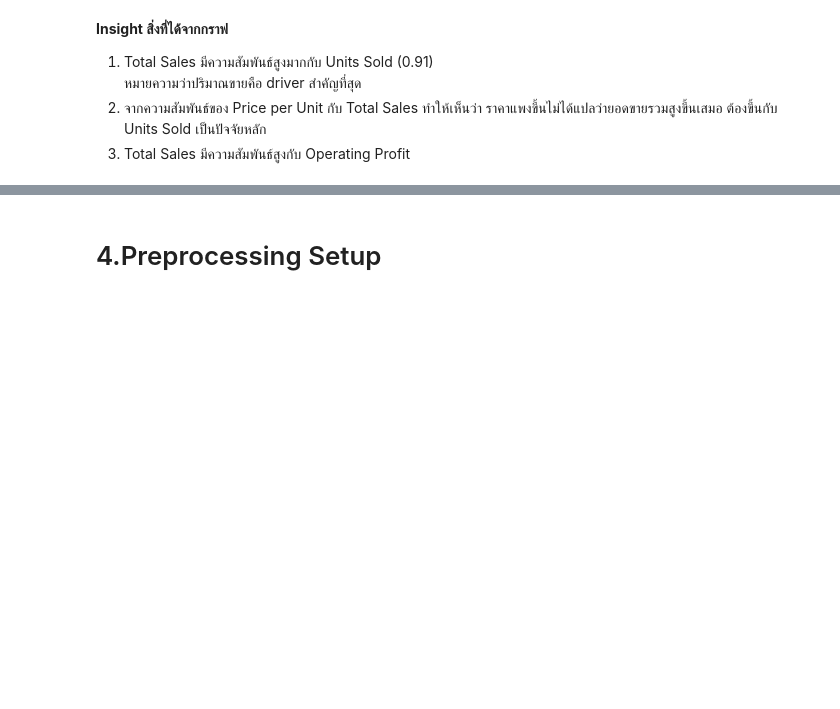
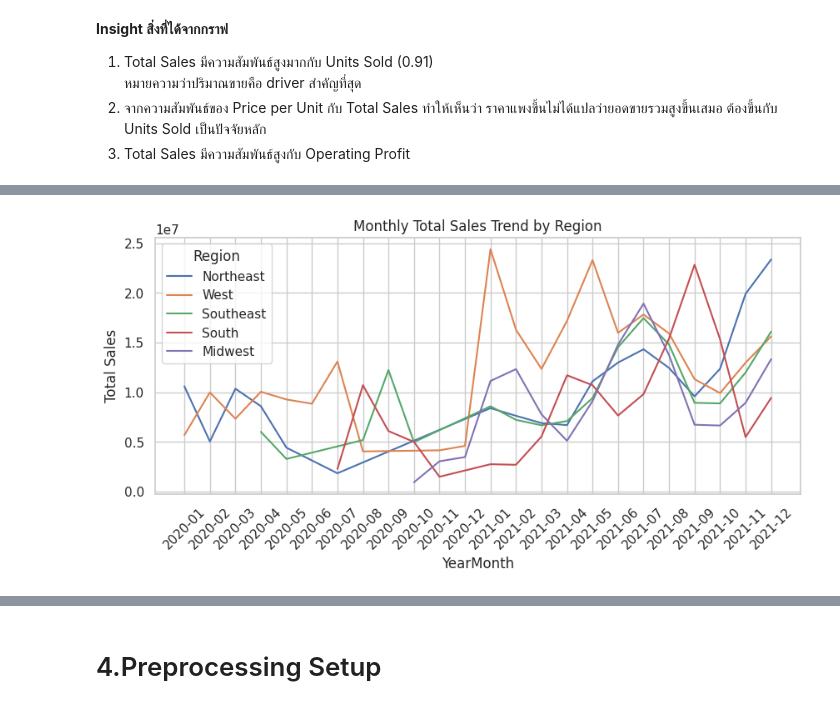
Before and after one commit to sarutah/Final_Project_Ds514-515, a Jupyter notebook: Project514_515_2_.ipynb, the cells around one changed output, grey strips where cells are left out. Saved outputs shown, nothing was run; the diff lists cells and outputs as text; code cells hidden in the pictures; blank space fills up the shorter version.

```diff
--- a/Project514_515_2_.ipynb
+++ b/Project514_515_2_.ipynb
@@ -168,0 +217,20 @@ plt.show()
+# %%
+# Trend ของ Total Sales ตามเวลา (แยก Region)
+monthly_region_sales = (
+    df.groupby(["YearMonth", "Region"])["Total Sales"]
+    .sum()
+    .reset_index()
+)
+
+plt.figure(figsize=(10,4))
+sns.lineplot(
+    data=monthly_region_sales,
+    x="YearMonth",
+    y="Total Sales",
+    hue="Region"
+)
+plt.xticks(rotation=45)
+plt.title("Monthly Total Sales Trend by Region")
+plt.show()
+# %% [output]
+[figure, added]
```
Also changed, not shown: parts of 20 cells of this notebook.
